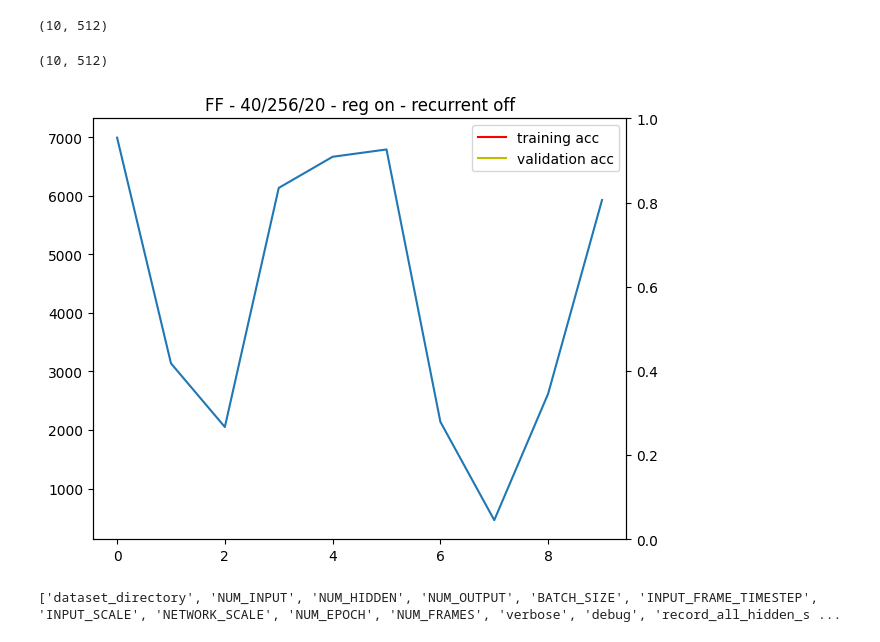
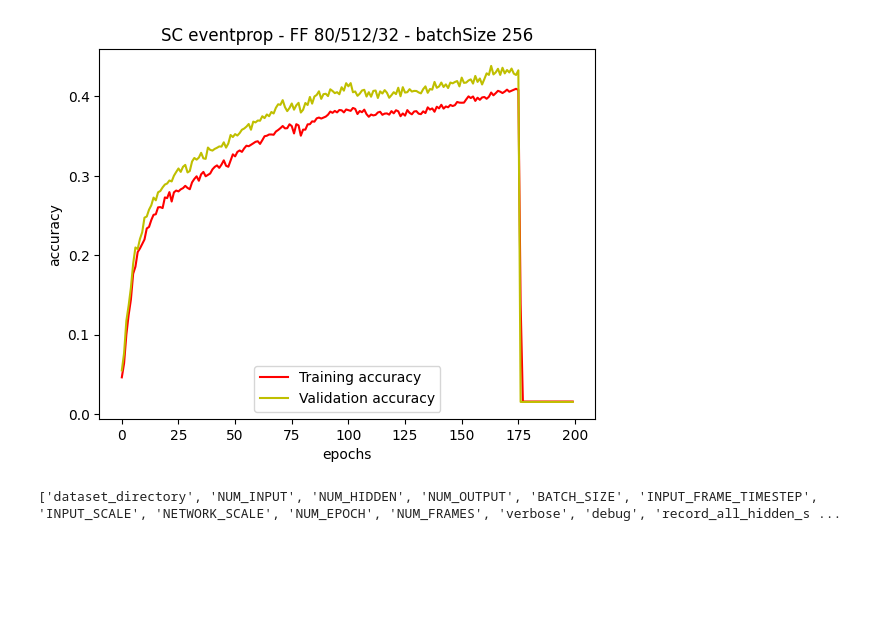
Before and after one commit to thomasshoesmith/Intel-Neuromorphic-Research-Project, a Jupyter notebook: debug_hidden_spikes.ipynb, the cells around one changed output. Drawn from its saved outputs; the diff is of its cells as text; code cells hidden in the pictures; blank space fills up the shorter version.

Commit message:
overdue push - recurrent develop

```diff
--- a/debug_hidden_spikes.ipynb
+++ b/debug_hidden_spikes.ipynb
@@ -31,13 +11,5 @@ training_hidden_spikes.shape
-# %%
-validation_hidden_spikes.shape
-# %% [output]
-(10, 512)
 # %%
 train_sum_over_epoch = []
 valid_sum_over_epoch = []
 sum_over_epoch = []
-# %%
-validation_hidden_spikes.shape
-# %% [output]
-(10, 512)
 # %%
@@ -47,23 +23,44 @@ for i in range(training_hidden_spikes.shape[0]):
-# %%
-fig, ax1 = plt.subplots()
-
-ax1.plot(train_sum_over_epoch, label = "average hidden layer spikes per training epoch")
-ax1.plot(valid_sum_over_epoch, label = "average hidden layer spikes per validation epoch")
-
-#ax1.plot(valid_sum_over_epoch, label = "average hidden layer spikes per validation epoch")
-
-ax2 = ax1.twinx()
-
-ax2.plot(list(output.loc[:, "accuracy"])[0::2], color = 'r', label = "training acc")
-ax2.plot(list(output.loc[:, "accuracy"])[1::2], color = 'y', label = "validation acc")
-ax2.set_ylim(0, 1)
-
-fig.tight_layout()
-plt.title("FF - 40/256/20 - reg on - recurrent off")
-plt.legend()
-plt.show()
-# %% [output]
-[figure, removed]
+# %%
+if os.path.isfile(os.path.expanduser(dir + "hidden_training_spike_counts.npy")):
+
+    fig, ax1 = plt.subplots()
+
+    ln1 = ax1.plot(train_sum_over_epoch, label = "Training spikes")
+    ln2 = ax1.plot(valid_sum_over_epoch, label = "Validation spikes")
+
+    #ax1.plot(valid_sum_over_epoch, label = "average hidden layer spikes per validation epoch")
+
+    ax2 = ax1.twinx()
+
+    ln3 = ax2.plot((np.array(list(output.loc[:, "accuracy"]))*100)[0::2], color = 'r', label = "Training accuracy")
+    ln4 = ax2.plot((np.array(list(output.loc[:, "accuracy"]))*100)[1::2], color = 'y', label = "Validation accuracy")
+    ax2.set_ylim(0, 100)
+
+    fig.tight_layout()
+    plt.title("HD EventProp - FF 80/512/35 - batchSize 256")
+
+    lns = ln1+ln2+ln3+ln4
+    labs = [l.get_label() for l in lns]
+    plt.legend(lns, labs)
+
+    ax1.set_xlabel("Epoch")
+    ax1.set_ylabel("Average hidden layer spikes per epoch")
+    ax2.set_ylabel("Accuracy (%)")
+    plt.show()
+
+else:
+
+    plt.plot(list(output.loc[:, "accuracy"])[0::2], color = 'r', label = "Training accuracy")
+    plt.plot(list(output.loc[:, "accuracy"])[1::2], color = 'y', label = "Validation accuracy")
+    #plt.ylim(0, 1)
+
+    plt.ylabel("accuracy")
+    plt.xlabel("epochs")
+    plt.title("SC eventprop - FF 80/512/32 - batchSize 256")
+    plt.legend()
+    plt.show()
+# %% [output]
+[figure, added]
 # %%
 with open("SC_params.json", "r") as f:
         params = json.load(f)
```
Also changed, not shown: parts of 6 cells of this notebook, 6 other files.
